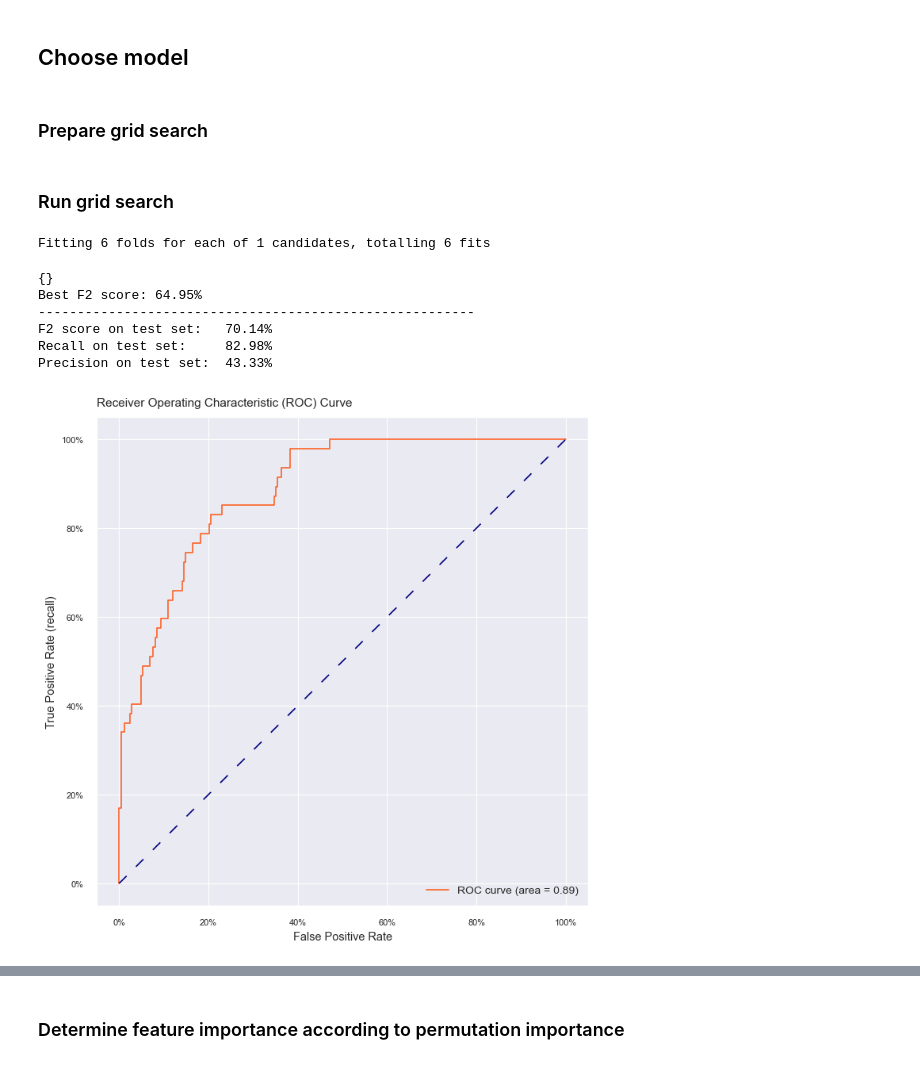
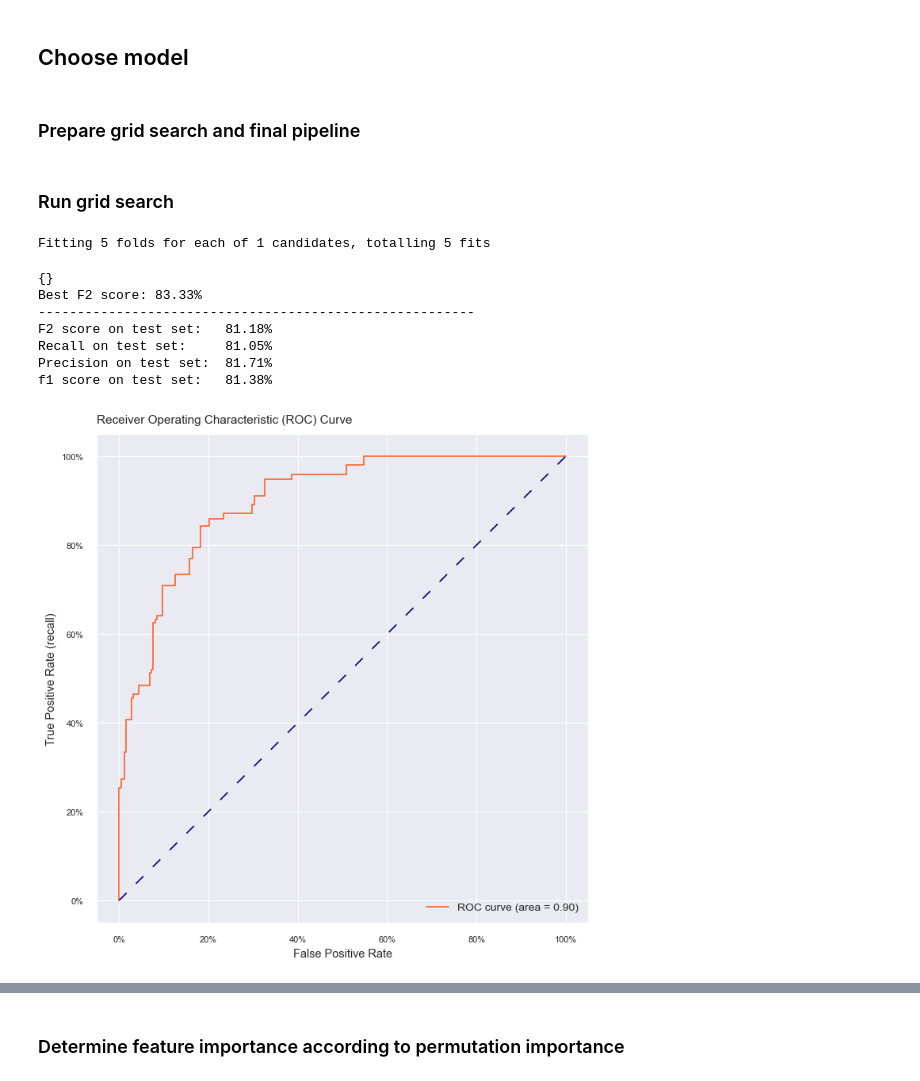
Before and after one commit to christianroden/Portfolinoes, a Jupyter notebook: Notebooks/Pipeline.ipynb, the cells around one changed output, grey strips where cells are left out. Saved outputs shown, nothing was run; the diff lists cells and outputs as text; code cells hidden in the pictures.

Commit message:
Pipeline 1.0

```diff
--- a/Notebooks/Pipeline.ipynb
+++ b/Notebooks/Pipeline.ipynb
@@ -110 +153,4 @@ def quadrants(df):
+# %%
+Xtrain, ytrain = preprep(Xtrain, ytrain)
+Xtest, ytest = preprep(Xtest, ytest)
 # %% [markdown]
@@ -112,12 +158,7 @@ def quadrants(df):
 # %%
-# Custom transformers
-cleaner = FunctionTransformer(clean_data)
-avgstay = FunctionTransformer(avg_stay_at_company)
-quadrant = FunctionTransformer(quadrants)
-
 # Predefined transformers
 onehot = OneHotEncoder(handle_unknown='ignore', sparse=False)
-simpimp = SimpleImputer(strategy='median')
+simpimp = SimpleImputer(strategy='mean')
 scaler = StandardScaler()
 pca = PCA(n_components=2)
 ordinal_encoder = OrdinalEncoder(categories=[['Non-Travel', 'Travel_Rarely', 'Travel_Frequently']],
@@ -127,9 +168,6 @@ ordinal_encoder = OrdinalEncoder(categories=[['Non-Travel', 'Travel_Rarely', 'Tr
                                encoded_missing_value=3)
 
 # Transformer pipelines
-preprep = Pipeline([('cleaner', cleaner),
-                    ('avgstay', avgstay),
-                    ('quadrant', quadrant)])
 catpipe = Pipeline([('encoder', onehot)])
 numpipe = Pipeline([('imputer', simpimp),
                     ('scaler', scaler)])
@@ -143,12 +181,8 @@ coltrans = ColumnTransformer(transformers=[('encoder', catpipe, nominal_cats),
                                            ('numpipe', numpipe, numericals),
                                            ('pcapipe', pcapipe, pcacols)])
 
-# Preprocessing pipeline
-prepper = Pipeline([('preprep', preprep),
-                    ('coltrans', coltrans)])
-
 # Automated feature selection (black box)
-selection = SelectPercentile(percentile=90) # percentile=10
+selection = SelectPercentile(percentile=95) # percentile=10
 # %% [markdown]
 ### Import available models and settings
 # %%
@@ -162,43 +196,45 @@ Models that are available: ['log', 'svc', 'xgb', 'rfc']
 chosen_model = 'log'
 # Define models and params / search space in models.py
 # %% [markdown]
-### Prepare grid search
+### Prepare grid search and final pipeline
 # %%
 model = model_settings[chosen_model]['model']
 search_space = model_settings[chosen_model]['params']
 
 # Outcomment search_space and 'selector' if SelectPercentile is not to be applied
-#search_space['selector__percentile'] = [70, 75, 80, 85, 90, 95, 100]
-pipe = Pipeline([('prepper', prepper),
-#                 ('selector', selection),
+#search_space['selector__percentile'] = [94, 95, 96, 97, 98]
+pipe = Pipeline([('prepper', coltrans),
+                 ('selector', selection),
                  ('estimator', model)])
 # %% [markdown]
 ### Run grid search
 # %%
 best_pipe = GridSearchCV(estimator=pipe,
                          param_grid=search_space,
                          scoring=f2(),
-                         cv=6,
+                         cv=5,
                          verbose=3,
                          n_jobs=-1)
 best_pipe.fit(Xtrain, ytrain)
 print(best_pipe.best_params_)
 print(f'Best F2 score: {best_pipe.best_score_.mean():.2%}')
 print('--------------------------------------------------------')
 ypred = best_pipe.predict(Xtest)
 print(f'F2 score on test set:\t{f2_score(ytest, ypred):.2%}')
 print(f'Recall on test set:\t{recall_score(ytest, ypred):.2%}')
 print(f'Precision on test set:\t{precision_score(ytest, ypred):.2%}')
+print(f'f1 score on test set:\t{f1_score(ytest, ypred):.2%}')
 plot_roc(best_pipe, Xtest, ytest)
 # %% [output]
-Fitting 6 folds for each of 1 candidates, totalling 6 fits
+Fitting 5 folds for each of 1 candidates, totalling 5 fits
 {}
-Best F2 score: 64.95%
+Best F2 score: 83.33%
 --------------------------------------------------------
-F2 score on test set:   70.14%
-Recall on test set:     82.98%
-Precision on test set:  43.33%
+F2 score on test set:   81.18%
+Recall on test set:     81.05%
+Precision on test set:  81.71%
+f1 score on test set:   81.38%
-[figure, old version]
+[figure, new version]
 # %%
 results = pd.DataFrame(best_pipe.cv_results_).sort_values(by='mean_test_score', ascending=False).head(8)
 results
```
Also changed, not shown: parts of 12 cells of this notebook.
